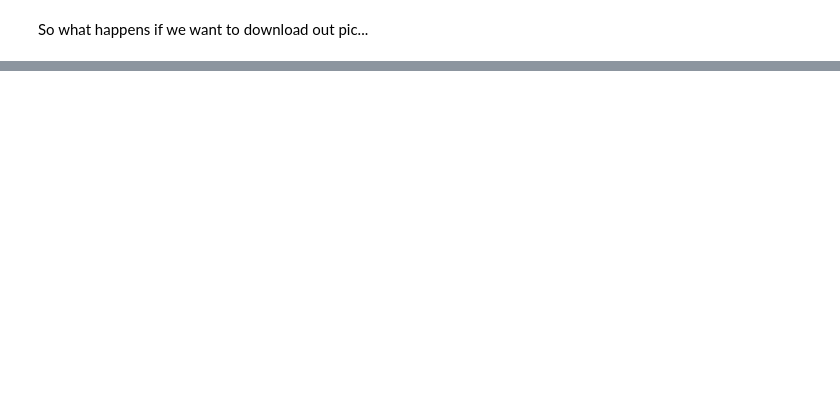
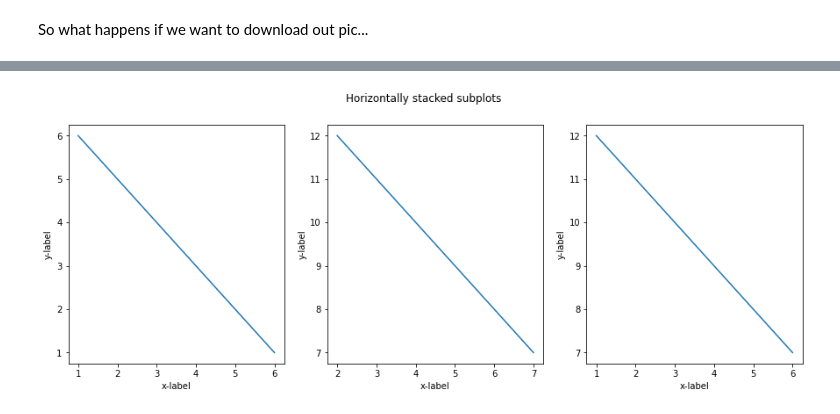
Before and after one commit to flowonthegoliv/ENVS231, a Jupyter notebook: ENVS231_Computer_Practical.ipynb, the cells around one changed output, grey strips where cells are left out. Cells and saved outputs as stored; diff of their text form; code cells hidden in the pictures; blank space fills up the shorter version.

```diff
--- a/ENVS231_Computer_Practical.ipynb
+++ b/ENVS231_Computer_Practical.ipynb
@@ -370,0 +359,28 @@ files.download("abc.svg")
+# %%
+from google.colab import files
+import matplotlib.pyplot as plt
+
+fig, (ax1, ax2, ax3) = plt.subplots(1, 3, figsize=(15, 5)) # here we define we can have a 2 colums and 1 rows plots
+
+a1 = [1,2,3,4,5,6] # again we define some values
+b1 = [6,5,4,3,2,1] # again we define some values
+a2 = [2,3,4,5,6,7] # again we define some values
+b2 = [12,11,10,9,8,7] # again we define some values
+
+fig.suptitle('Horizontally stacked subplots')
+ax1.plot(a1, b1)
+ax2.plot(a2, b2)
+ax3.plot(a1, b2)
+
+
+ax1.set(xlabel='x-label', ylabel='y-label')
+ax2.set(xlabel='x-label', ylabel='y-label')
+ax3.set(xlabel='x-label', ylabel='y-label')
+
+
+plt.savefig("cde.png")
+files.download("cde.png")
+
+plt.savefig("abc.svg")
+files.download("abc.svg")
+# %% [output]
@@ -370,0 +391 @@ files.download("abc.svg")
+[figure, added]
```
Also changed, not shown: parts of 22 cells of this notebook.
